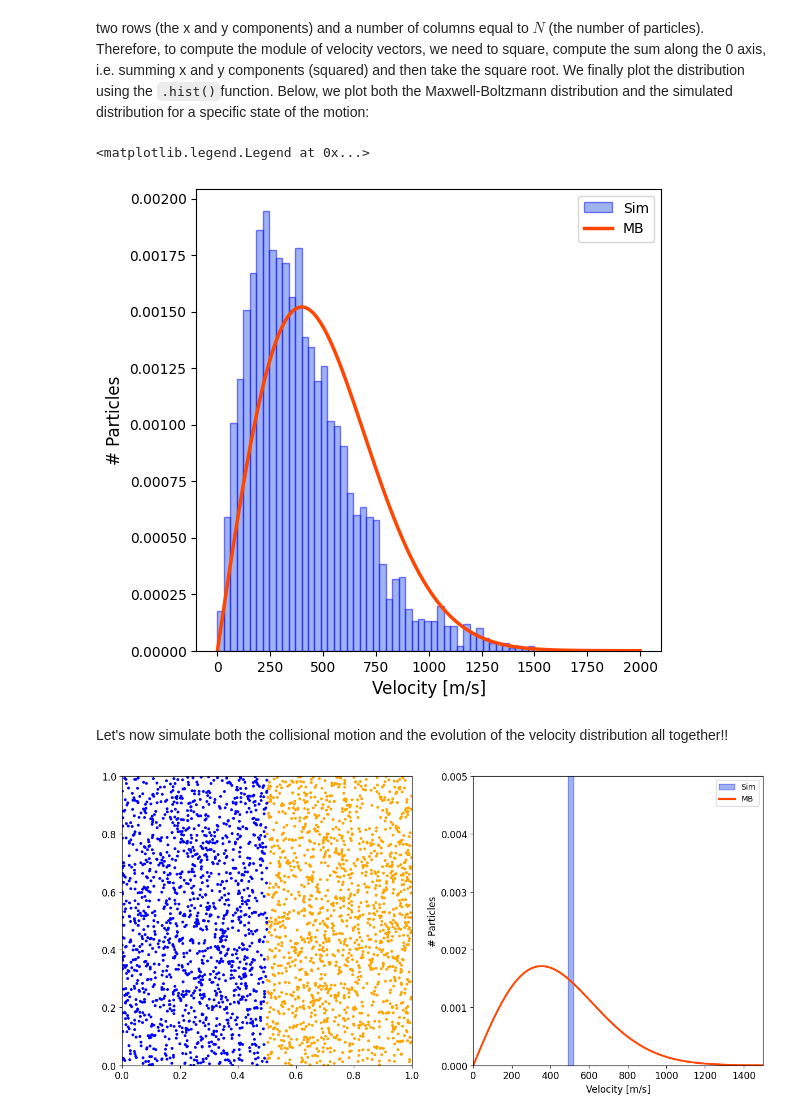
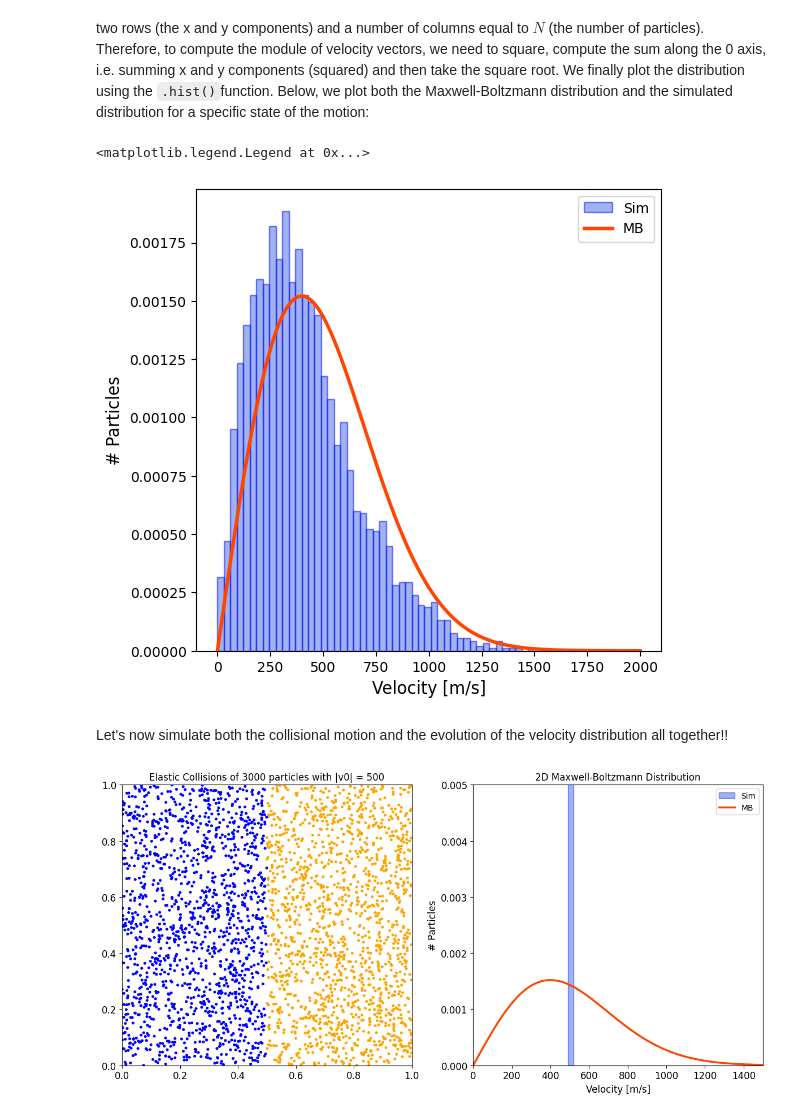
Before and after one commit to mirko-leccese/Science-with-Python-Library, a Jupyter notebook: physics/thermodynamics/maxwell-boltzmann_with_torch.ipynb, the cells around one changed output. Cells and saved outputs as stored; diff of their text form; code cells hidden in the pictures.

Commit message:
fix: fixing the pre factor in boltzmann distrib

```diff
--- a/physics/thermodynamics/maxwell-boltzmann_with_torch.ipynb
+++ b/physics/thermodynamics/maxwell-boltzmann_with_torch.ipynb
@@ -623,7 +621,7 @@ since $m\beta = 2/\bar{v}^2$, then, we can plot:
 # %%
 v = np.linspace(0, 2000, 1000)
-mbeta = (torch.pi)/(2*v0**2)
-fv = mbeta*v*np.exp(-mbeta*v**2 / 2)
+mbeta = torch.pi/(2*(v0**2))
+fv = mbeta*v*np.exp(-(mbeta*v**2) / 2)
 # %% [markdown]
 At each state, the tensor `vs` collects the velocities of each particles. Indeed, we remind its shape:
 # %%
@@ -637,7 +635,7 @@ bins = np.linspace(0,1500,50)
 
 fig, ax = plt.subplots(figsize=(6,6))
 
-ax.hist(torch.sqrt(torch.sum(vs[1999]**2, axis=0)), bins=bins, density=True, alpha=0.5, color="royalblue", edgecolor="blue", label="Sim")
+ax.hist(torch.sqrt(torch.sum(vs[1000]**2, axis=0)), bins=bins, density=True, alpha=0.5, color="royalblue", edgecolor="blue", label="Sim")
 ax.plot(v,fv, color="orangered", linewidth=2.5, label="MB")
 
 ax.set_xlabel('Velocity [m/s]', fontsize=12)
@@ -645,7 +643,7 @@ ax.set_ylabel('# Particles', fontsize=12)
 ax.legend()
 # %% [output]
 <matplotlib.legend.Legend at 0x...>
-[figure, old version]
+[figure, new version]
 # %% [markdown]
 Let's now simulate both the collisional motion and the evolution of the velocity distribution all together!!
 # %%
@@ -670,31 +668,35 @@ def animate(i):
     ax.add_collection(orange_particles)
     ax.add_collection(blue_particles)
     ax.set_xlim(0,1)
     ax.set_ylim(0,1)
 
     ax.tick_params(axis='x', labelsize=12)
     ax.tick_params(axis='y', labelsize=12)
+    # customize plot
+    ax.set_title(f"Elastic Collisions of {N} particles with |v0| = {v0}")
 
     # Plotting velocity distributions
     ax = axes[1]
     bins = np.linspace(0,1500,50)
 
     ax.hist(torch.sqrt(torch.sum(vs[i]**2, axis=0)), bins=bins, density=True, alpha=0.5, color="royalblue", edgecolor="blue", label="Sim")
     ax.plot(v,fv, color="orangered", linewidth=2.5, label="MB")
 
     ax.set_xlim(0,1500)
     ax.set_ylim(0,0.005)
 
+    # customize plot
+    ax.set_title(f"2D Maxwell-Boltzmann Distribution")
     ax.set_xlabel('Velocity [m/s]', fontsize=12)
     ax.set_ylabel('# Particles', fontsize=12)
     ax.tick_params(axis='x', labelsize=12)
     ax.tick_params(axis='y', labelsize=12)
     ax.legend()
 
     fig.tight_layout()
 
 
 ani = animation.FuncAnimation(fig, animate, frames=500, interval=50)
 ani.save('collisions+MB.gif',writer='pillow',fps=30,dpi=100)
 # %% [output]
-[figure, old version]
+[figure, new version]
```
Also changed, not shown: parts of 22 cells of this notebook, 2 other files.
